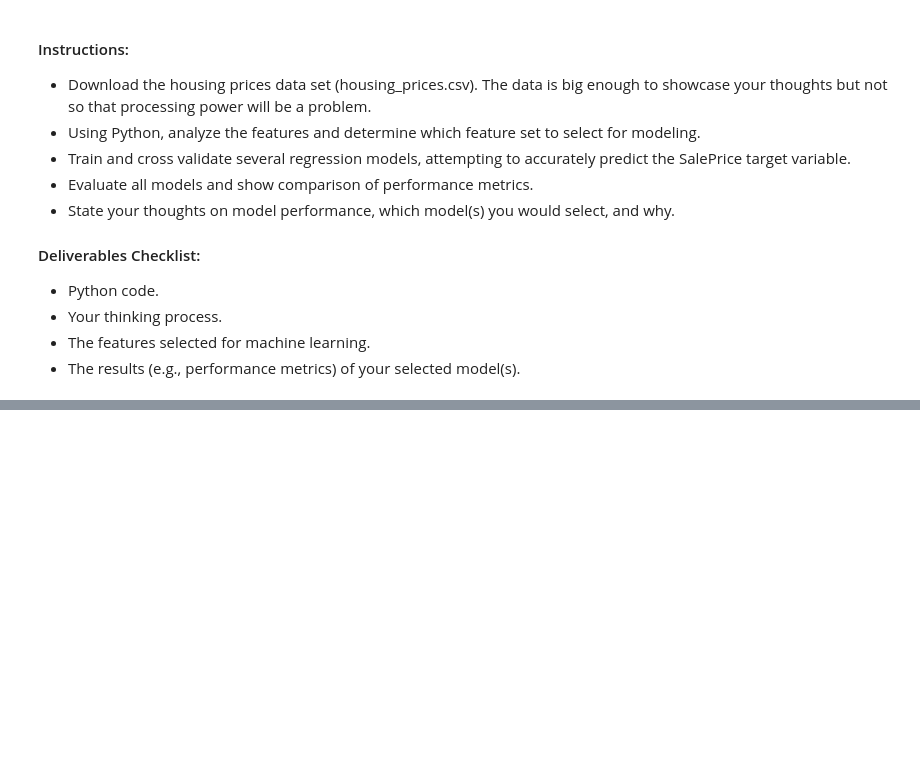
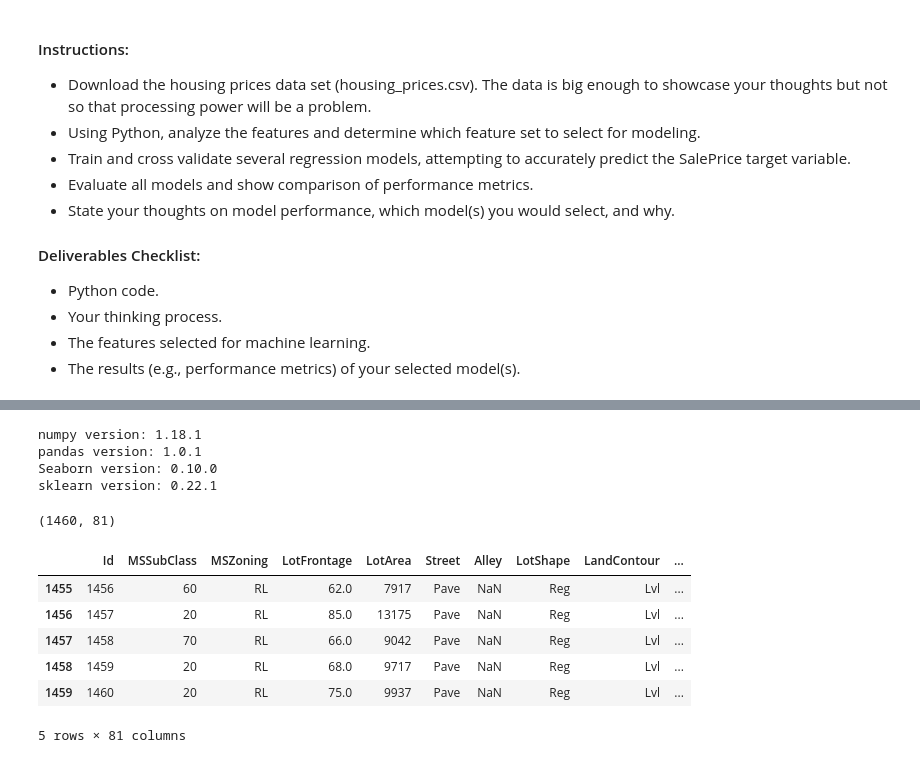
Before and after one commit to duarteharris/data-squad-32-ML, a Jupyter notebook: MLtechInterview.ipynb, the cells around one changed output, grey strips where cells are left out. Cells and saved outputs as stored; diff of their text form; code cells hidden in the pictures; blank space fills up the shorter version.

```diff
--- a/MLtechInterview.ipynb
+++ b/MLtechInterview.ipynb
@@ -217,0 +245,35 @@ The suggested time to spend on this challenge is 90-120 minutes. If you don't ha
+# %%
+# Versions
+print("numpy version:", np.__version__)
+print("pandas version:", pd.__version__)
+print("Seaborn version:", sns.__version__)
+print("sklearn version:", sklearn.__version__)
+# %% [output]
+numpy version: 1.18.1
+pandas version: 1.0.1
+Seaborn version: 0.10.0
+sklearn version: 0.22.1
+# %%
+# Datasets directory
+directory = "./datasets/"
+# %%
+# creating a DF
+housing = pd.read_csv(directory + "housing_prices.csv")
+# %%
+# checking size
+housing.shape # there are aprox. 18 observations for feature, which is quite a low number of
+# observations per feature.
+# %% [output]
+(1460, 81)
+# %%
+# looking at head and tail
+housing.head()
+housing.tail()
+# %% [output]
+|  | Id | MSSubClass | MSZoning | LotFrontage | LotArea | Street | Alley | LotShape | LandContour | ... |
+| 1455 | 1456 | 60 | RL | 62.0 | 7917 | Pave | NaN | Reg | Lvl | ... |
+| 1456 | 1457 | 20 | RL | 85.0 | 13175 | Pave | NaN | Reg | Lvl | ... |
+| 1457 | 1458 | 70 | RL | 66.0 | 9042 | Pave | NaN | Reg | Lvl | ... |
+| 1458 | 1459 | 20 | RL | 68.0 | 9717 | Pave | NaN | Reg | Lvl | ... |
+| 1459 | 1460 | 20 | RL | 75.0 | 9937 | Pave | NaN | Reg | Lvl | ... |
+5 rows × 81 columns
```
Also changed, not shown: parts of 10 cells of this notebook, 1 other file.
